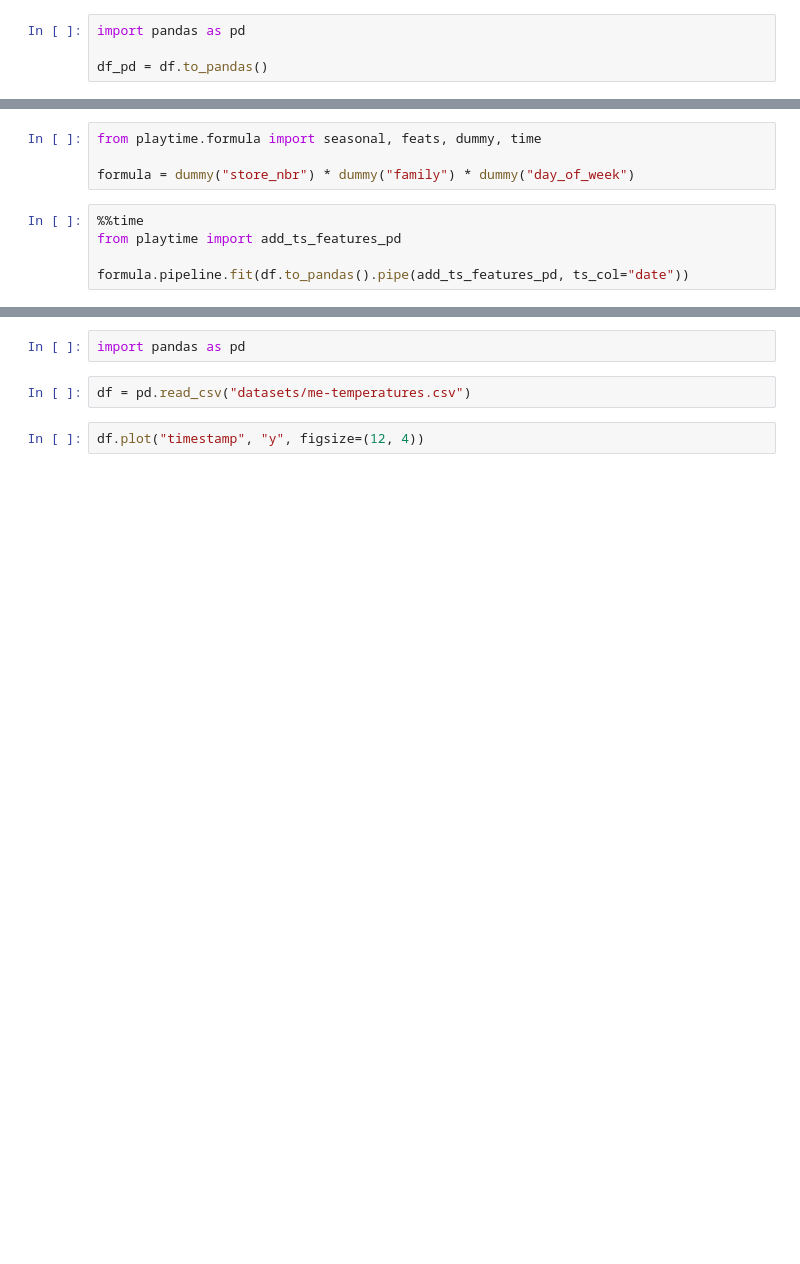
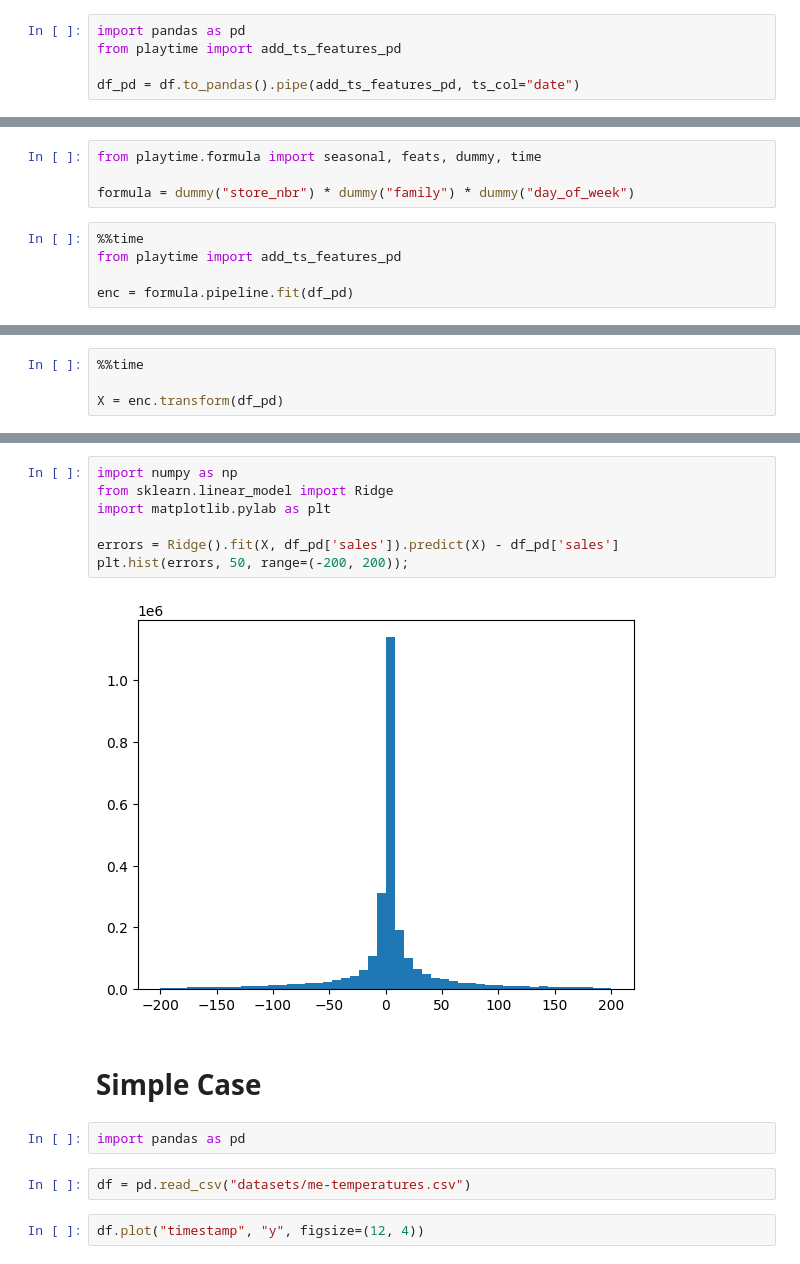
Before and after one commit to koaning/scikit-playtime, a Jupyter notebook: demo.ipynb, the cells around one changed output, grey strips where cells are left out. Drawn from its saved outputs; the diff is of its cells as text; blank space fills up the shorter version.

```diff
--- a/demo.ipynb
+++ b/demo.ipynb
@@ -30,7 +22,8 @@ df.select("store_nbr").n_unique(), df.select("family").n_unique()
 # %%
 import pandas as pd
+from playtime import add_ts_features_pd
 
-df_pd = df.to_pandas()
+df_pd = df.to_pandas().pipe(add_ts_features_pd, ts_col="date")
 # %%
 (df
  .filter(pl.col("store_nbr") == 1, pl.col("family") == "BEVERAGES")
@@ -50,5 +43,5 @@ formula = dummy("store_nbr") * dummy("family") * dummy("day_of_week")
 %%time
 from playtime import add_ts_features_pd
 
-formula.pipeline.fit(df.to_pandas().pipe(add_ts_features_pd, ts_col="date"))
+enc = formula.pipeline.fit(df_pd)
 # %% [output]
@@ -176,0 +50,4 @@ _.n_features_in_
+# %%
+%%time
+
+X = enc.transform(df_pd)
@@ -177,3 +57,14 @@ _.n_features_in_
+# %%
+import numpy as np
+from sklearn.linear_model import Ridge
+import matplotlib.pylab as plt
+
+errors = Ridge().fit(X, df_pd['sales']).predict(X) - df_pd['sales']
+plt.hist(errors, 50, range=(-200, 200));
+# %% [output]
+[figure, added]
+# %% [markdown]
+# Simple Case
 # %%
 import pandas as pd
 # %%
```
Also changed, not shown: parts of 31 cells of this notebook.
